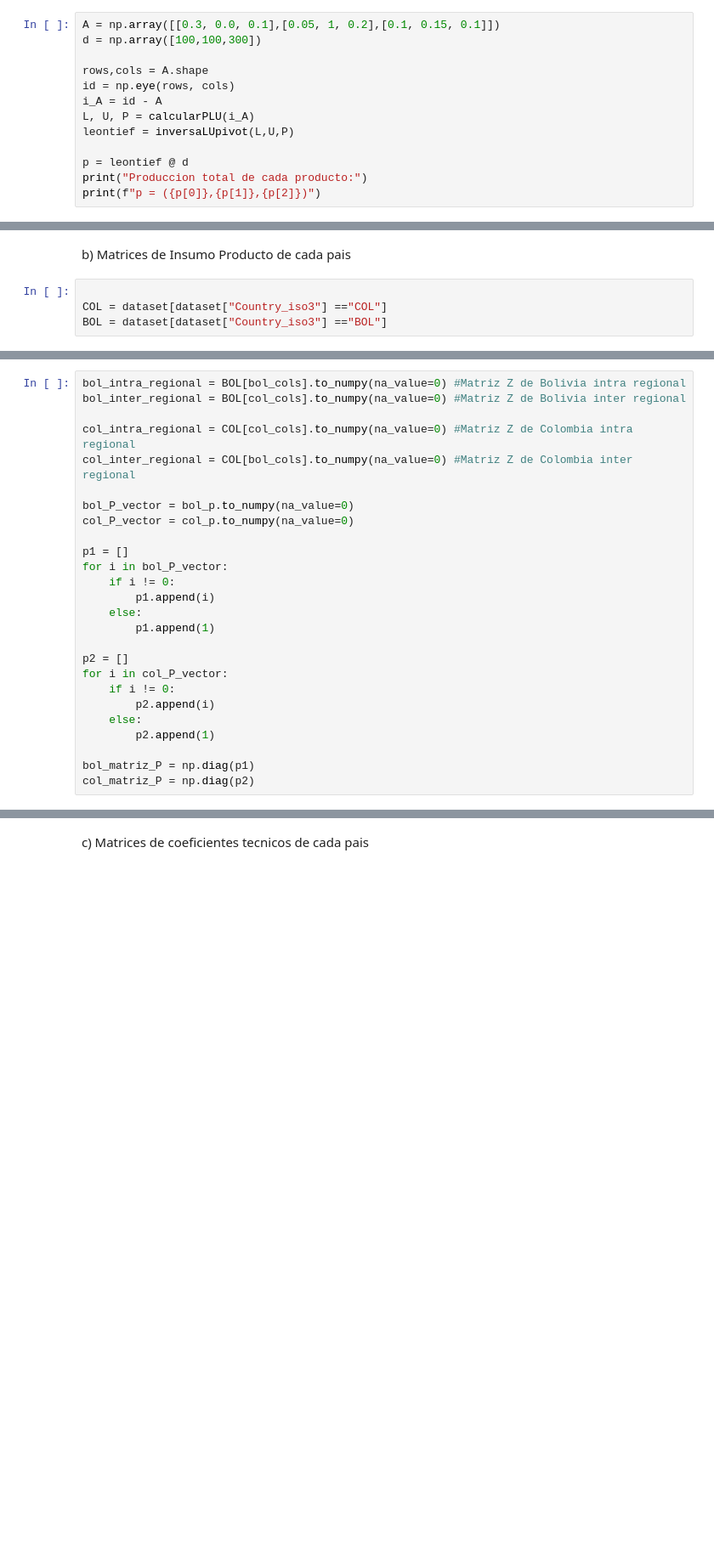
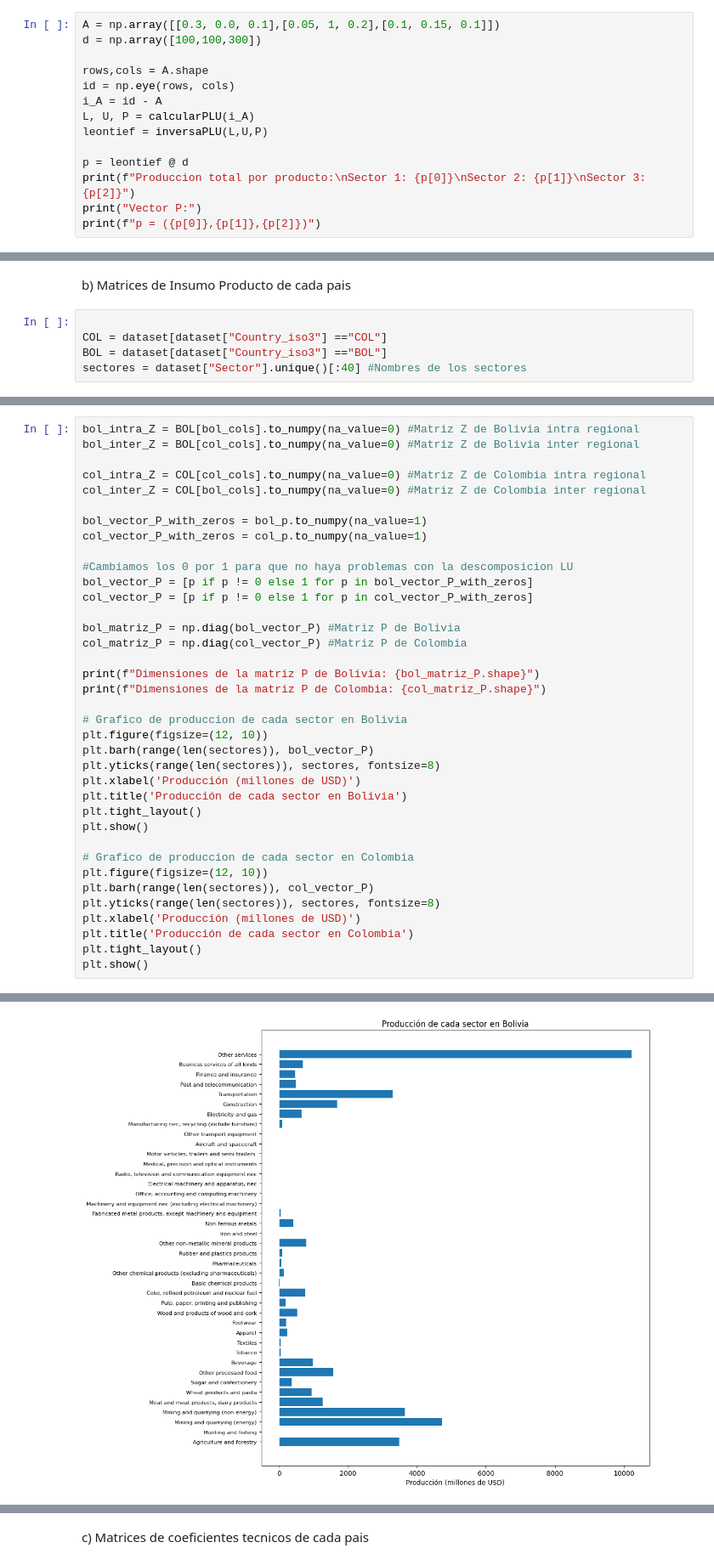
Before and after one commit to agusruss0/TP1-ALC-2C-2024, a Jupyter notebook: template-alumnos/grupo_XX_TP1.ipynb, the cells around one changed output, grey strips where cells are left out. Shown at 85% size. Drawn from its saved outputs; the diff is of its cells as text; blank space fills up the shorter version.

```diff
--- a/template-alumnos/grupo_XX_TP1.ipynb
+++ b/template-alumnos/grupo_XX_TP1.ipynb
@@ -32,9 +39,10 @@ rows,cols = A.shape
 id = np.eye(rows, cols)
 i_A = id - A
 L, U, P = calcularPLU(i_A)
-leontief = inversaLUpivot(L,U,P)
+leontief = inversaPLU(L,U,P)
 
 p = leontief @ d
-print("Produccion total de cada producto:")
+print(f"Produccion total por producto:\nSector 1: {p[0]}\nSector 2: {p[1]}\nSector 3: {p[2]}")
+print("Vector P:")
 print(f"p = ({p[0]},{p[1]},{p[2]})")
 # %% [output]
@@ -177,6 +189,7 @@ b) Matrices de Insumo Producto de cada pais
 
 COL = dataset[dataset["Country_iso3"] =="COL"]
 BOL = dataset[dataset["Country_iso3"] =="BOL"]
+sectores = dataset["Sector"].unique()[:40] #Nombres de los sectores
 # %%
 #Separamos los dataframes de cada pais
 
@@ -196,26 +201,38 @@ col_inter_regional = COL[bol_cols]
 # %%
-bol_intra_regional = BOL[bol_cols].to_numpy(na_value=0) #Matriz Z de Bolivia intra regional
-bol_inter_regional = BOL[col_cols].to_numpy(na_value=0) #Matriz Z de Bolivia inter regional
+bol_intra_Z = BOL[bol_cols].to_numpy(na_value=0) #Matriz Z de Bolivia intra regional
+bol_inter_Z = BOL[col_cols].to_numpy(na_value=0) #Matriz Z de Bolivia inter regional
 
-col_intra_regional = COL[col_cols].to_numpy(na_value=0) #Matriz Z de Colombia intra regional
-col_inter_regional = COL[bol_cols].to_numpy(na_value=0) #Matriz Z de Colombia inter regional
+col_intra_Z = COL[col_cols].to_numpy(na_value=0) #Matriz Z de Colombia intra regional
+col_inter_Z = COL[bol_cols].to_numpy(na_value=0) #Matriz Z de Colombia inter regional
 
-bol_P_vector = bol_p.to_numpy(na_value=0)
-col_P_vector = col_p.to_numpy(na_value=0)
+bol_vector_P_with_zeros = bol_p.to_numpy(na_value=1)
+col_vector_P_with_zeros = col_p.to_numpy(na_value=1)
 
-p1 = []
-for i in bol_P_vector:
-    if i != 0:
-        p1.append(i)
-    else:
-        p1.append(1)
+#Cambiamos los 0 por 1 para que no haya problemas con la descomposicion LU
+bol_vector_P = [p if p != 0 else 1 for p in bol_vector_P_with_zeros]
+col_vector_P = [p if p != 0 else 1 for p in col_vector_P_with_zeros]
 
-p2 = []
-for i in col_P_vector:
-    if i != 0:
-        p2.append(i)
-    else:
-        p2.append(1)
+bol_matriz_P = np.diag(bol_vector_P) #Matriz P de Bolivia
+col_matriz_P = np.diag(col_vector_P) #Matriz P de Colombia
 
-bol_matriz_P = np.diag(p1)
-col_matriz_P = np.diag(p2)
+print(f"Dimensiones de la matriz P de Bolivia: {bol_matriz_P.shape}")
+print(f"Dimensiones de la matriz P de Colombia: {col_matriz_P.shape}")
+
+# Grafico de produccion de cada sector en Bolivia
+plt.figure(figsize=(12, 10))
+plt.barh(range(len(sectores)), bol_vector_P)
+plt.yticks(range(len(sectores)), sectores, fontsize=8)
+plt.xlabel('Producción (millones de USD)')
+plt.title('Producción de cada sector en Bolivia')
+plt.tight_layout()
+plt.show()
+
+# Grafico de produccion de cada sector en Colombia
+plt.figure(figsize=(12, 10))
+plt.barh(range(len(sectores)), col_vector_P)
+plt.yticks(range(len(sectores)), sectores, fontsize=8)
+plt.xlabel('Producción (millones de USD)')
+plt.title('Producción de cada sector en Colombia')
+plt.tight_layout()
+plt.show()
+# %% [output]
@@ -221,0 +241 @@ col_matriz_P = np.diag(p2)
+[figure, added]
```
Also changed, not shown: parts of 21 cells of this notebook, 2 other files.
